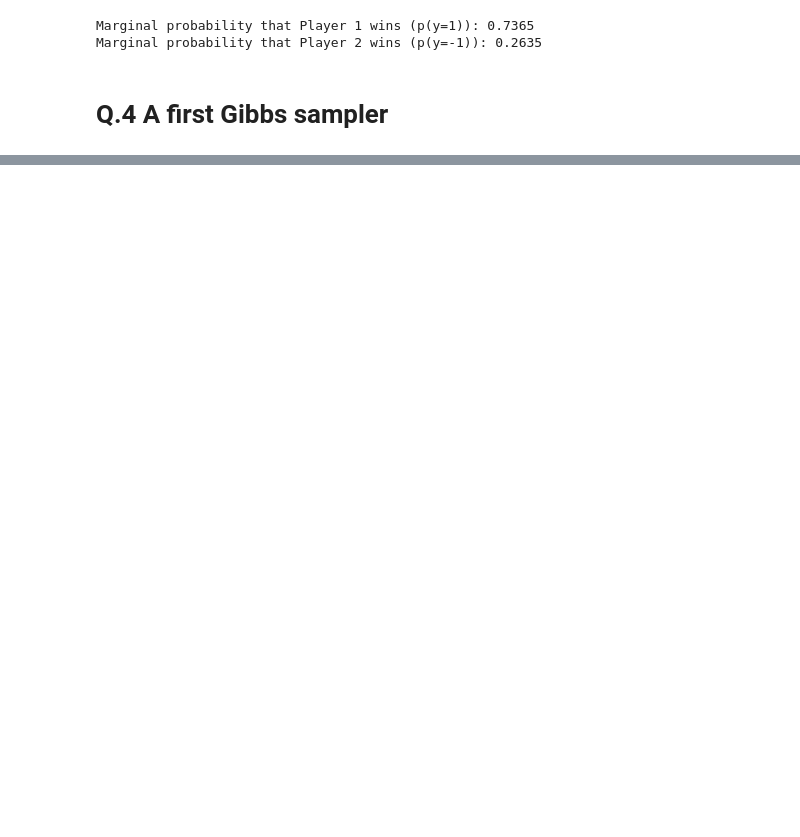
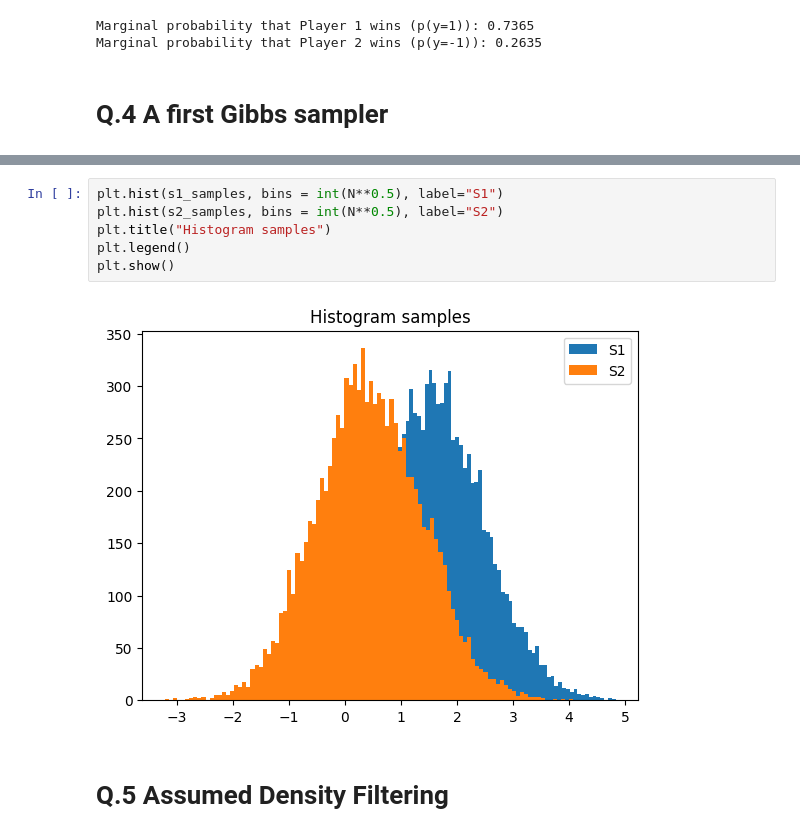
Before and after one commit to ClaudeCarlsson/Bayesian-Skill-Estimation-in-Player-Competitions, a Jupyter notebook: Project.ipynb, the cells around one changed output, grey strips where cells are left out. Saved outputs shown, nothing was run; the diff lists cells and outputs as text; blank space fills up the shorter version.

```diff
--- a/Project.ipynb
+++ b/Project.ipynb
@@ -259,0 +249,12 @@ plt.show()
+# %%
+plt.hist(s1_samples, bins = int(N**0.5), label="S1")
+plt.hist(s2_samples, bins = int(N**0.5), label="S2")
+plt.title("Histogram samples")
+plt.legend()
+plt.show()
+# %% [output]
+[figure, added]
+# %% [markdown]
+<h1>
+    Q.5  Assumed Density Filtering
+</h1>
```
Also changed, not shown: parts of 17 cells of this notebook.
